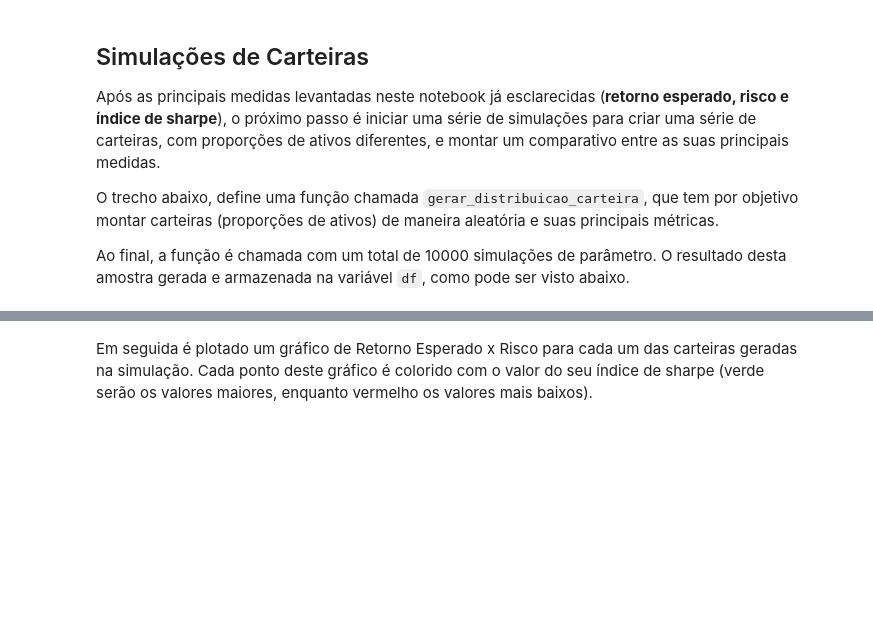
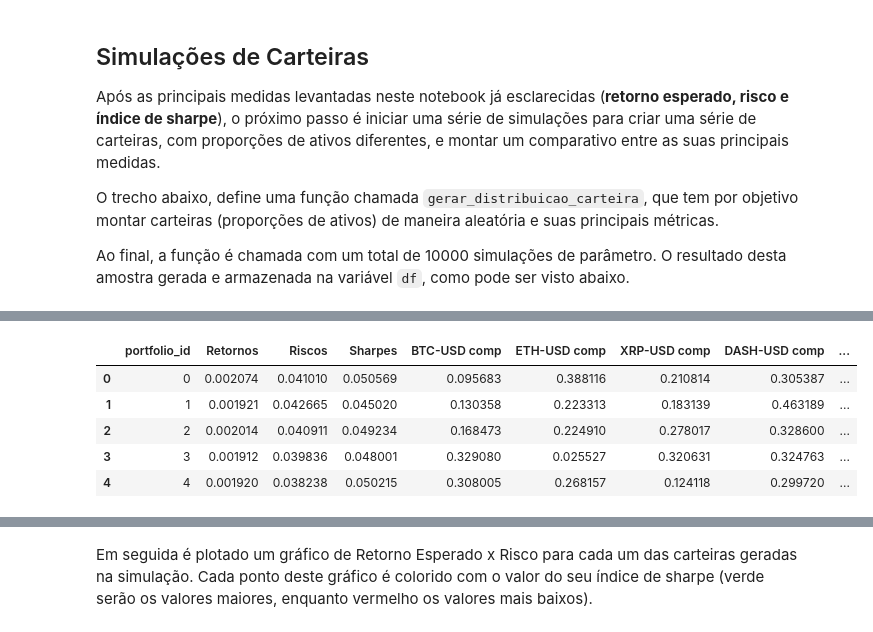
Before and after one commit to erickcmendes/CEUB, a Jupyter notebook: Desenvolvimento para Ciência de Dados/eda_inicial.ipynb, the cells around one changed output, grey strips where cells are left out. Cells and saved outputs as stored; diff of their text form; code cells hidden in the pictures; blank space fills up the shorter version.

Commit message:
feat: adiciona modelagem historico + simulacao de carteiras

```diff
--- a/Desenvolvimento para Ciência de Dados/eda_inicial.ipynb
+++ b/Desenvolvimento para Ciência de Dados/eda_inicial.ipynb
@@ -168,9 +206,6 @@ O trecho abaixo, define uma função chamada `gerar_distribuicao_carteira`, que
 
 Ao final, a função é chamada com um total de 10000 simulações de parâmetro. O resultado desta amostra gerada e armazenada na variável `df`, como pode ser visto abaixo.
 # %%
-# Aqui está sendo feito o merge dos dois Dfs, o que é necessário para a construção do gráfico de risco x retorno
-
-
 def gerar_distribuicao_carteira(ativos, retorno_percentual, cov, num_simulacoes):
     retornos = []
     volatilidades = []
@@ -181,9 +216,11 @@ def gerar_distribuicao_carteira(ativos, retorno_percentual, cov, num_simulacoes)
     media_variacao = retorno_percentual.mean()
 
     np.random.seed(4765)
-    for s in range(0, num_simulacoes):
+
+    for _ in range(num_simulacoes):
         pesos = np.random.random(num_ativos)
         pesos /= pesos.sum()
+
         retorno = np.dot(pesos, media_variacao)
         volatilidade = np.sqrt(np.dot(pesos.T, np.dot(cov, pesos)))
         sharpe = retorno / volatilidade
@@ -193,17 +230,17 @@ def gerar_distribuicao_carteira(ativos, retorno_percentual, cov, num_simulacoes)
         sharpes.append(sharpe)
         pesos_portfolio.append(pesos)
 
-    # um dicionario de Retorno e Risco para cada carteira
-    portfolio = {'Retornos': retornos, 'Riscos': volatilidades, 'Sharpes': sharpes}
+    portfolio = {
+        'Retornos': retornos,
+        'Riscos': volatilidades,
+        'Sharpes': sharpes
+    }
 
-    # acrescentando a composicao de cada moeda da carteira ao dicionario
-    for counter, at in enumerate(ativos):
-        portfolio[at + ' comp'] = [peso[counter] for peso in pesos_portfolio]
+    for i, ativo in enumerate(ativos):
+        portfolio[ativo + ' comp'] = [peso[i] for peso in pesos_portfolio]
 
-    # transformando o dicionario gerado em um Dataframe
     df = pd.DataFrame(portfolio)
-    column_order = ['Retornos', 'Riscos', 'Sharpes'] + [at + ' comp' for at in ativos]
-    return df[column_order].sort_values(['Retornos']).reset_index().set_index('index')
 
-df = gerar_distribuicao_carteira(moedas, retorno_percentual, carteira_cov, 10000)
-df.head(20)
+    colunas = ['Retornos', 'Riscos', 'Sharpes'] + [at + ' comp' for at in ativos]
+
+    return df[colunas]
@@ -228,0 +247,22 @@ df.head(20)
+# %%
+df_carteiras = gerar_distribuicao_carteira(
+    moedas,
+    retorno_percentual,
+    carteira_cov,
+    10000
+)
+
+# Criar ID único
+df_carteiras = df_carteiras.reset_index().rename(columns={'index': 'portfolio_id'})
+
+# Timestamp da simulação
+df_carteiras['data_execucao'] = datetime.now()
+
+df_carteiras.head()
+# %% [output]
+|  | portfolio_id | Retornos | Riscos | Sharpes | BTC-USD comp | ETH-USD comp | XRP-USD comp | DASH-USD comp | ... |
+| 0 | 0 | 0.002074 | 0.041010 | 0.050569 | 0.095683 | 0.388116 | 0.210814 | 0.305387 | ... |
+| 1 | 1 | 0.001921 | 0.042665 | 0.045020 | 0.130358 | 0.223313 | 0.183139 | 0.463189 | ... |
+| 2 | 2 | 0.002014 | 0.040911 | 0.049234 | 0.168473 | 0.224910 | 0.278017 | 0.328600 | ... |
+| 3 | 3 | 0.001912 | 0.039836 | 0.048001 | 0.329080 | 0.025527 | 0.320631 | 0.324763 | ... |
+| 4 | 4 | 0.001920 | 0.038238 | 0.050215 | 0.308005 | 0.268157 | 0.124118 | 0.299720 | ... |
```
Also changed, not shown: parts of 11 cells of this notebook, 1 other file.
